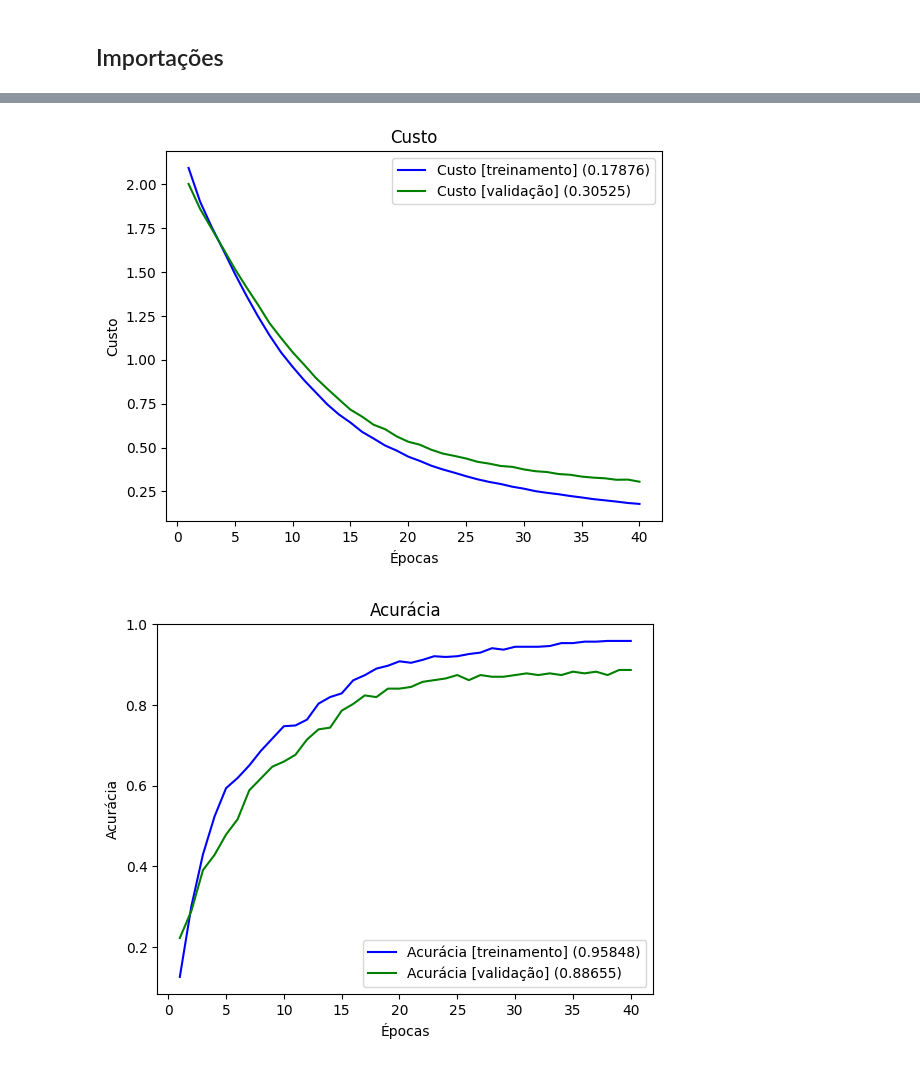
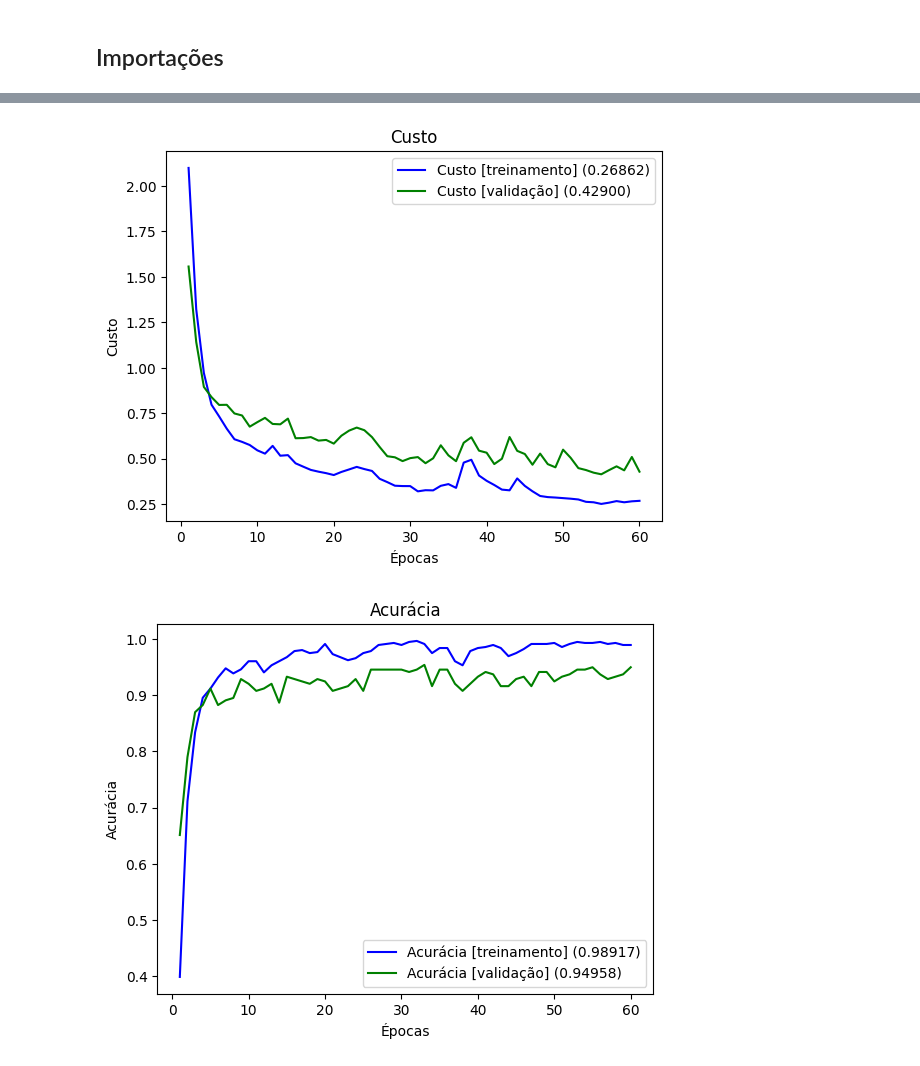
Before and after one commit to LucasDonadi/topicos2-sinaisbiologicos, a Jupyter notebook: redes_neurais.ipynb, the cells around one changed output, grey strips where cells are left out. Saved outputs shown, nothing was run; the diff lists cells and outputs as text; code cells hidden in the pictures.

```diff
--- a/redes_neurais.ipynb
+++ b/redes_neurais.ipynb
@@ -69,50 +72,41 @@ categorical_labels = to_categorical(Y, num_classes=len(set(Y)))
 
 X_train, X_test, y_train, y_test = train_test_split(X, categorical_labels, test_size=0.3)
 
+print(X_train.shape)
+
 ## desenvolvimento do modelo Keras para uma MLP
 model = Sequential()
 
-# input_dim = quantidade de caracteristicas
-model.add(Dense(64, activation='relu', input_dim=X.shape[1]))
+# Foi utilizado apenas o parametro l1 para retirada de picos que eram apresentados no gráfico
+# OBS.: esses picos geram uma aleatoriedade nos dados e portanto alteram os resultados
+# OBS. 2: l1 realiza alterações mais abruptas nos dados e l2, mais sutis.
+model.add(Dense(64, activation='relu', input_shape=(X.shape[1],), kernel_regularizer=regularizers.l1(0.001)))
 
-model.add(Dense(32, activation='relu'))
+# Se eu retirar o dropout ele mantém um resultado de maior acuracia
+# Aplicação de um dropout
+# model.add(Dropout(0.2))
+
+model.add(Dense(32, activation='relu', kernel_regularizer=regularizers.l1(0.001)))
+
+# Aplicação de um dropout
+# model.add(Dropout(0.2))
 
 # quantidade de classes
 model.add(Dense(8, activation='softmax'))
 
+# Aplicação da regularização com Adam
+opt = Adam(learning_rate=0.01)
+
 # Função de custo baseada em dados originalmente categóricos
-model.compile(loss='categorical_crossentropy', optimizer='adam',
+model.compile(loss='categorical_crossentropy', optimizer=opt,
               metrics=['accuracy'])
 
 early_stopping = EarlyStopping(monitor='val_loss', patience=30, verbose=1, restore_best_weights=True)
 
-history = model.fit(X_train, y_train, epochs=40, batch_size=32,
+history = model.fit(X_train, y_train, epochs=60, batch_size=32,
                     validation_data=(X_test, y_test), callbacks=[early_stopping])
 
 plot_history(history)
 
-# Fazer previsões para o conjunto de teste
-# y_pred_prob = model.predict(X_test)
-# y_pred = np.argmax(y_pred_prob, axis=1)
-
-# Converter os rótulos verdadeiros de volta para as categorias originais
-# y_true = np.argmax(y_test, axis=1)
-
-# Calcular a acurácia
-# accuracy = accuracy_score(y_true, y_pred)
-# print('Acurácia: %.2f%%' % (accuracy * 100))
-
-# Calcular a matriz de confusão
-# confusion = confusion_matrix(y_true, y_pred)
-# print('Matriz de confusão:')
-# print(confusion)
-
-# Gerar o relatório de classificação
-# report = classification_report(y_true, y_pred, digits=2)
-# print(report)
-
 loss, accuracy = model.evaluate(X_test, y_test)
-
-print("Loss:", loss)
-print("Accuracy:", accuracy)
 # %% [output]
@@ -136,2 +130,2 @@ Epoch 40/40
-[figure, old version]
+[figure, new version]
-[figure, old version]
+[figure, new version]
```
Also changed, not shown: parts of 2 cells of this notebook, 2 other files.
